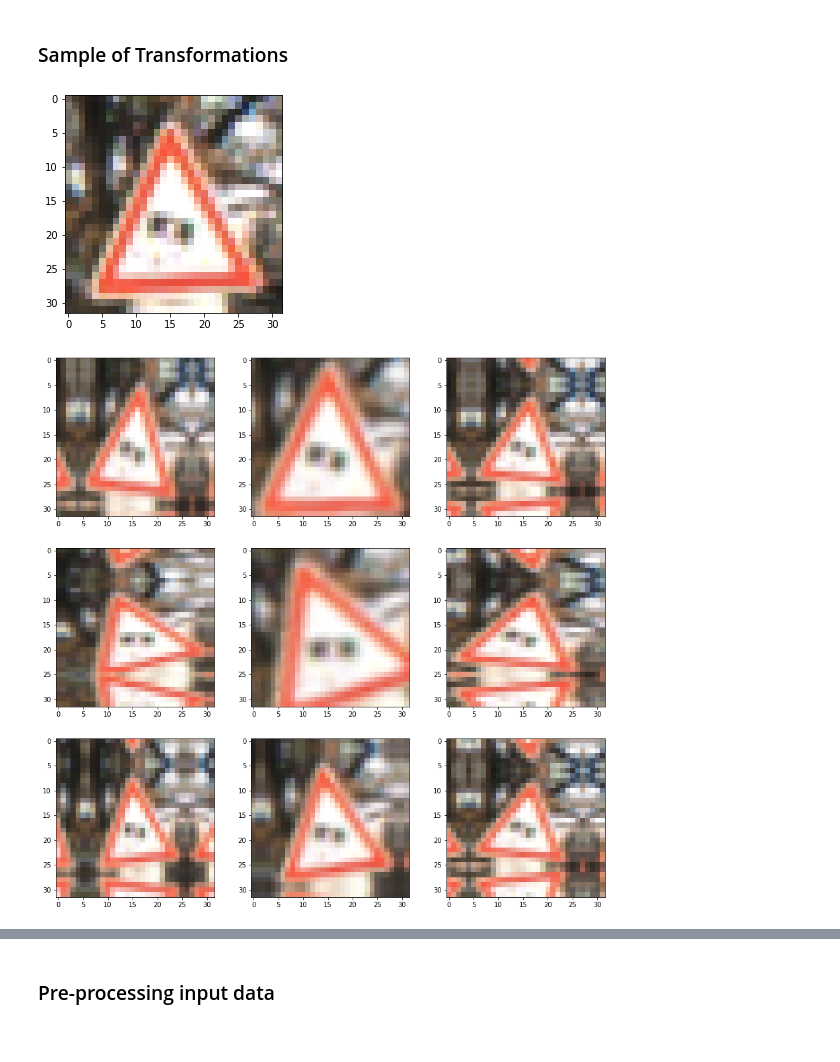
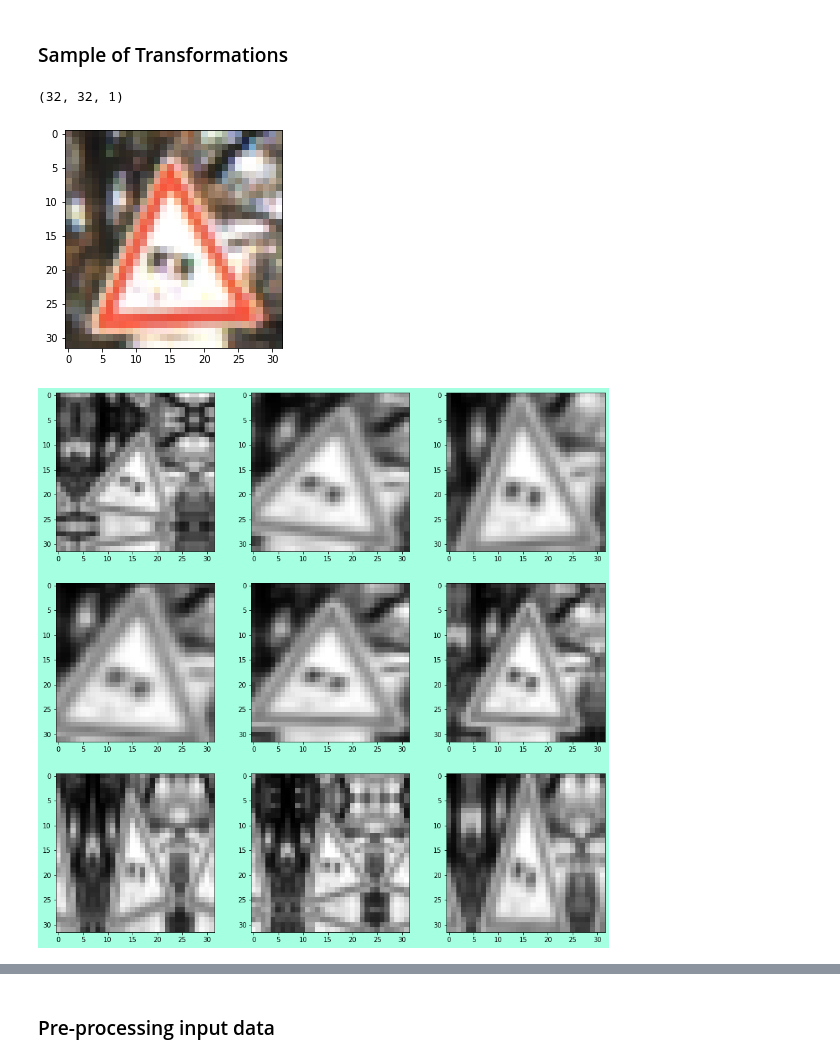
Before and after one commit to Empathineer/CarND-Traffic-Sign-Classifier-Project, a Jupyter notebook: Traffic_Signs_Recognition_V04.ipynb, the cells around one changed output, grey strips where cells are left out. Drawn from its saved outputs; the diff is of its cells as text; code cells hidden in the pictures.

Commit message:
200510.0942 Augmented Transforms
-Need to improve accuracy (75%) on external test dataset
-Experimenting with various transformtions to generate augmented data

```diff
--- a/Traffic_Signs_Recognition_V04.ipynb
+++ b/Traffic_Signs_Recognition_V04.ipynb
@@ -246,7 +229,7 @@ for i in range(n_classes):
     num_per_class[i] = np.sum(train['labels']==i)
     idxes = np.argwhere(train['labels']==i)
     plt.imshow(train['features'][idxes[20][0]])
-    plt.title('Class %i: %i images.' % (i+1, num_per_class[i]))
+    plt.title('Class %i: %i images.' % (i, num_per_class[i]))
     plt.show()
 
 print(type(idxes))
@@ -274,7 +257,12 @@ plt.show()
 # Some blurry(!) images
 num_plots = 4
 delta = 17900
+fig, axs = plt.subplots(1,4, figsize=(15, 6))
+fig.patch.set_facecolor('#7FFFD4')
+fig.patch.set_alpha(0.7)
+# fig.subplots_adjust(hspace = .5, wspace=.001)
+axs = axs.ravel()
 for i in range(num_plots):
-    plt.subplot(1, num_plots, i+1)
-    plt.imshow(train['features'][delta+i])
-plt.show()
+#     axs.subplot(1, num_plots, i+1)
+    axs[i].imshow(train['features'][delta+i])
+# plt.show()
@@ -669,23 +686,36 @@ def random_translate(img):
     return dst
 # %% [markdown]
 ### Sample of Transformations
+# %%
+print(X_train_normalized[3005].shape)
+print(X_train_normalized)
+# %% [output]
+(32, 32, 1)
 # %%
 #Random Transformation Version 01 Sample
 idx = 2020
 plt.imshow(train['features'][idx])
 plt.show()
 
 num_plots = 3
 
 f, axs = plt.subplots(3,3,figsize=(15,15))
+f.patch.set_facecolor('#7FFFD4')
+f.patch.set_alpha(0.7)
+
+rand_ang = np.random.choice(9, )
 
 for i in range(num_plots**2):
+    ang = np.random.randint(1,22,1)
     plt.subplot(num_plots, num_plots, i+1)
-    plt.imshow(rand_transform_v1(train['features'][idx], 20., [0.6, 1.4]))
+#     plt.imshow(random_warp(rotate_image(X_train_normalized[2020], ang)))
+    plt.imshow(rand_transform_v1(X_train_normalized[2020], 15., [0.5, 1.5]), cmap='gray')
 plt.show()
+
+# print(X_train_normalized['features'].shape)
 # %% [output]
 [figure]
-[figure, old version]
+[figure, new version]
 # %%
 #Random Transformation Version 002
 import matplotlib.pyplot as plt
```
Also changed, not shown: parts of 80 cells of this notebook, 52 other files.
